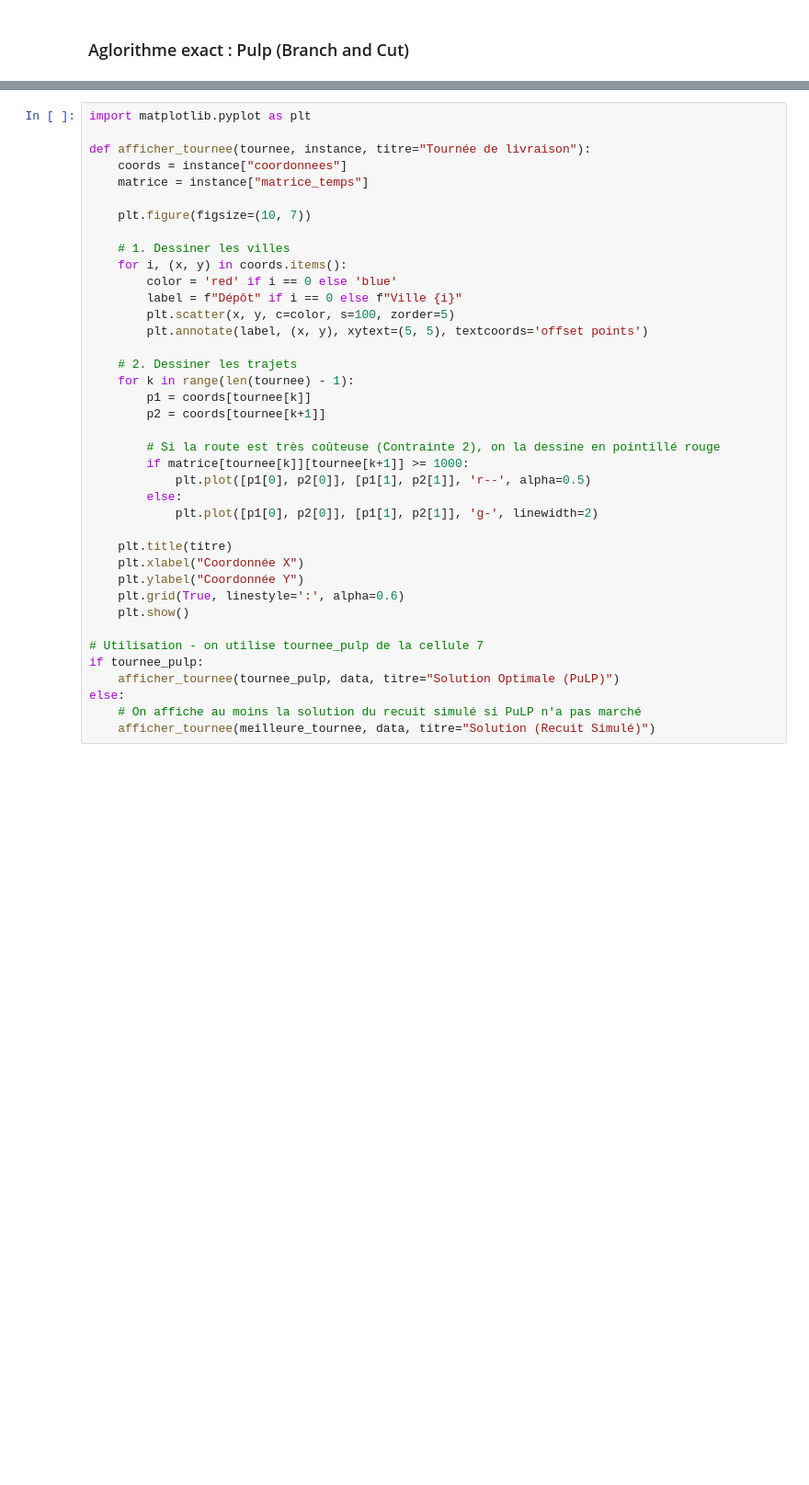
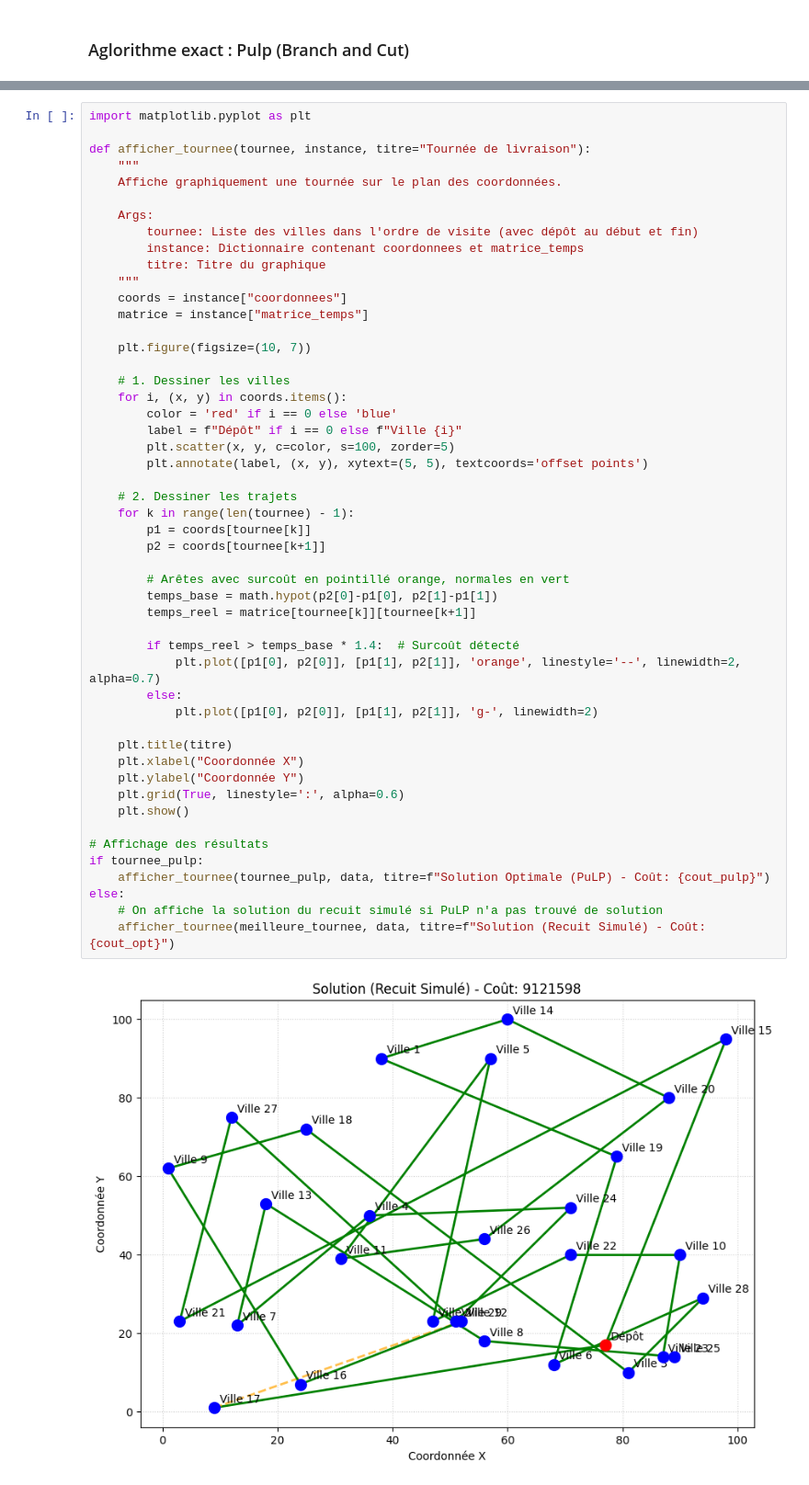
Before and after one commit to bastienldx/Equipe1_Projet_RO, a Jupyter notebook: Equipe1_Livrable1_RO.ipynb, the cells around one changed output, grey strips where cells are left out. Shown at 92% size. Drawn from its saved outputs; the diff is of its cells as text; blank space fills up the shorter version.

```diff
--- a/Equipe1_Livrable1_RO.ipynb
+++ b/Equipe1_Livrable1_RO.ipynb
@@ -971,39 +1220,52 @@ else:
 import matplotlib.pyplot as plt
 
 def afficher_tournee(tournee, instance, titre="Tournée de livraison"):
+    """
+    Affiche graphiquement une tournée sur le plan des coordonnées.
+
+    Args:
+        tournee: Liste des villes dans l'ordre de visite (avec dépôt au début et fin)
+        instance: Dictionnaire contenant coordonnees et matrice_temps
+        titre: Titre du graphique
+    """
     coords = instance["coordonnees"]
     matrice = instance["matrice_temps"]
 
     plt.figure(figsize=(10, 7))
 
     # 1. Dessiner les villes
     for i, (x, y) in coords.items():
         color = 'red' if i == 0 else 'blue'
         label = f"Dépôt" if i == 0 else f"Ville {i}"
         plt.scatter(x, y, c=color, s=100, zorder=5)
         plt.annotate(label, (x, y), xytext=(5, 5), textcoords='offset points')
 
     # 2. Dessiner les trajets
     for k in range(len(tournee) - 1):
         p1 = coords[tournee[k]]
         p2 = coords[tournee[k+1]]
 
-        # Si la route est très coûteuse (Contrainte 2), on la dessine en pointillé rouge
-        if matrice[tournee[k]][tournee[k+1]] >= 1000:
-            plt.plot([p1[0], p2[0]], [p1[1], p2[1]], 'r--', alpha=0.5)
+        # Arêtes avec surcoût en pointillé orange, normales en vert
+        temps_base = math.hypot(p2[0]-p1[0], p2[1]-p1[1])
+        temps_reel = matrice[tournee[k]][tournee[k+1]]
+
+        if temps_reel > temps_base * 1.4:  # Surcoût détecté
+            plt.plot([p1[0], p2[0]], [p1[1], p2[1]], 'orange', linestyle='--', linewidth=2, alpha=0.7)
         else:
             plt.plot([p1[0], p2[0]], [p1[1], p2[1]], 'g-', linewidth=2)
 
     plt.title(titre)
     plt.xlabel("Coordonnée X")
     plt.ylabel("Coordonnée Y")
     plt.grid(True, linestyle=':', alpha=0.6)
     plt.show()
 
-# Utilisation - on utilise tournee_pulp de la cellule 7
+# Affichage des résultats
 if tournee_pulp:
-    afficher_tournee(tournee_pulp, data, titre="Solution Optimale (PuLP)")
+    afficher_tournee(tournee_pulp, data, titre=f"Solution Optimale (PuLP) - Coût: {cout_pulp}")
 else:
-    # On affiche au moins la solution du recuit simulé si PuLP n'a pas marché
-    afficher_tournee(meilleure_tournee, data, titre="Solution (Recuit Simulé)")
+    # On affiche la solution du recuit simulé si PuLP n'a pas trouvé de solution
+    afficher_tournee(meilleure_tournee, data, titre=f"Solution (Recuit Simulé) - Coût: {cout_opt}")
+# %% [output]
+[figure, added]
 # %% [markdown]
```
Also changed, not shown: parts of 24 cells of this notebook.
